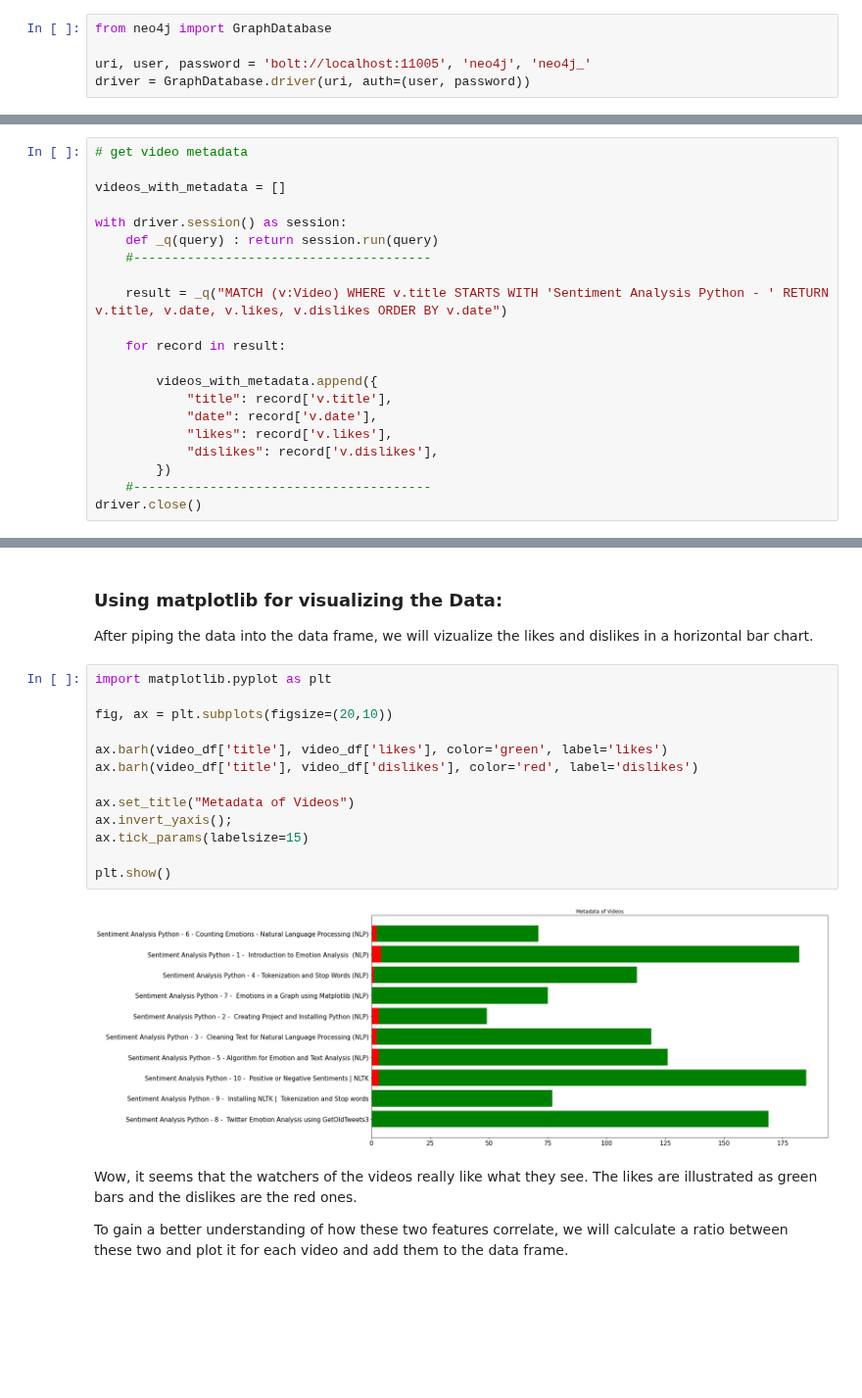
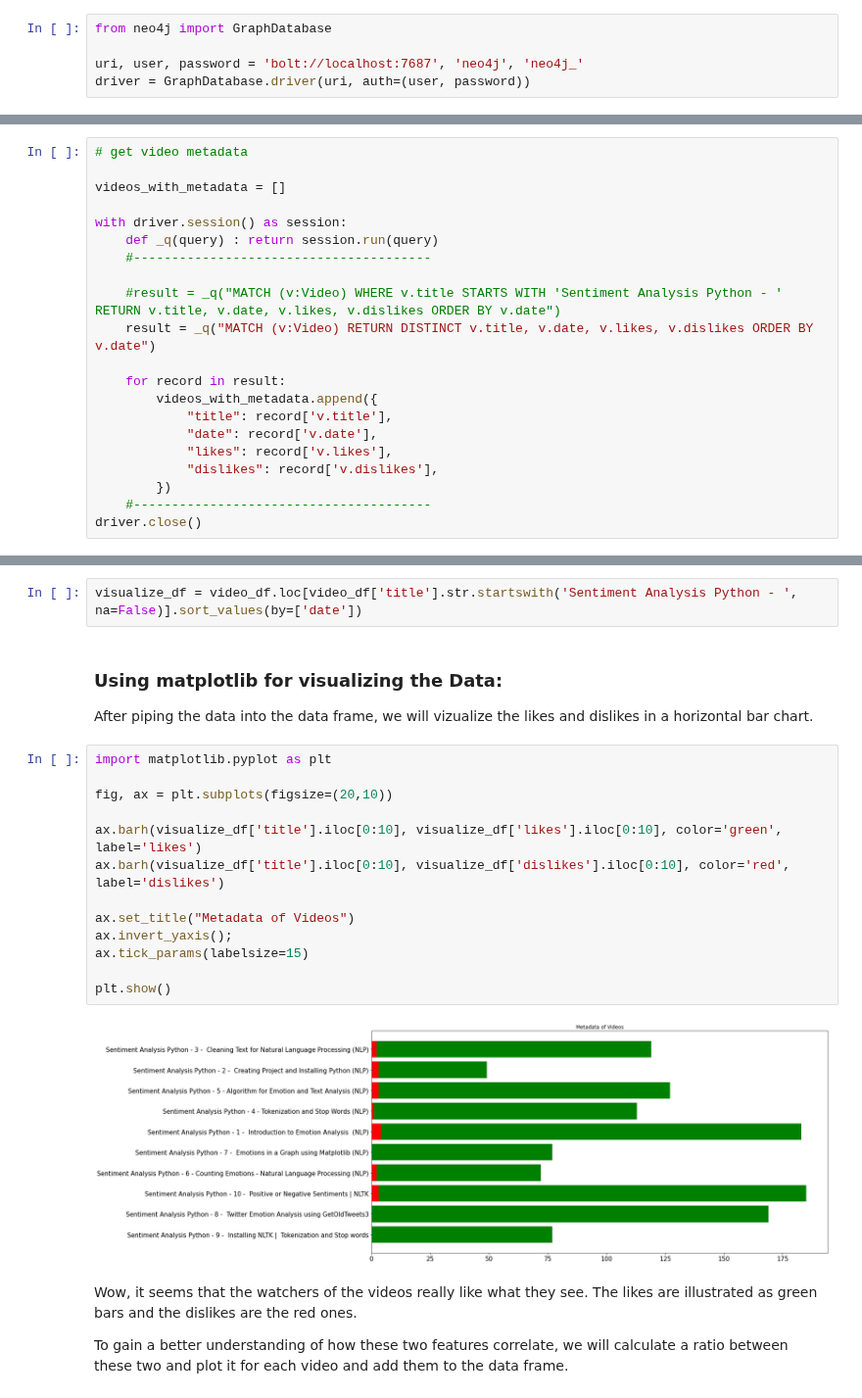
Before and after one commit to Gleethos/youtube-sentiment-analysis, a Jupyter notebook: data-visualizing.ipynb, the cells around one changed output, grey strips where cells are left out. Shown at 98% size. Saved outputs shown, nothing was run; the diff lists cells and outputs as text; blank space fills up the shorter version.

```diff
--- a/data-visualizing.ipynb
+++ b/data-visualizing.ipynb
@@ -9,7 +9,7 @@ Due to the fact, that we use the graph database Neo4j, we have to initialize its
 # %%
 from neo4j import GraphDatabase
 
-uri, user, password = 'bolt://localhost:11005', 'neo4j', 'neo4j_'
+uri, user, password = 'bolt://localhost:7687', 'neo4j', 'neo4j_'
 driver = GraphDatabase.driver(uri, auth=(user, password))
 # %% [markdown]
 Foremostly we implement a statement to get all scraped video metadata and save them in an array.
@@ -22,10 +22,10 @@ with driver.session() as session:
     def _q(query) : return session.run(query)
     #---------------------------------------
 
-    result = _q("MATCH (v:Video) WHERE v.title STARTS WITH 'Sentiment Analysis Python - ' RETURN v.title, v.date, v.likes, v.dislikes ORDER BY v.date")
+    #result = _q("MATCH (v:Video) WHERE v.title STARTS WITH 'Sentiment Analysis Python - ' RETURN v.title, v.date, v.likes, v.dislikes ORDER BY v.date")
+    result = _q("MATCH (v:Video) RETURN DISTINCT v.title, v.date, v.likes, v.dislikes ORDER BY v.date")
 
     for record in result:
-
         videos_with_metadata.append({
             "title": record['v.title'],
             "date": record['v.date'],
@@ -74,3 +88,5 @@ dtype: object
+# %%
+visualize_df = video_df.loc[video_df['title'].str.startswith('Sentiment Analysis Python - ', na=False)].sort_values(by=['date'])
 # %% [markdown]
 ### Using matplotlib for visualizing the Data: ###
 
@@ -78,18 +94,18 @@ After piping the data into the data frame, we will vizualize the likes and disli
 # %%
 import matplotlib.pyplot as plt
 
 fig, ax = plt.subplots(figsize=(20,10))
 
-ax.barh(video_df['title'], video_df['likes'], color='green', label='likes')
-ax.barh(video_df['title'], video_df['dislikes'], color='red', label='dislikes')
+ax.barh(visualize_df['title'].iloc[0:10], visualize_df['likes'].iloc[0:10], color='green', label='likes')
+ax.barh(visualize_df['title'].iloc[0:10], visualize_df['dislikes'].iloc[0:10], color='red', label='dislikes')
 
 ax.set_title("Metadata of Videos")
 ax.invert_yaxis();
 ax.tick_params(labelsize=15)
 
 plt.show()
 # %% [output]
-[figure, old version]
+[figure, new version]
 # %% [markdown]
 Wow, it seems that the watchers of the videos really like what they see. The likes are illustrated as green bars and the dislikes are the red ones.
 
```
Also changed, not shown: parts of 19 cells of this notebook.
